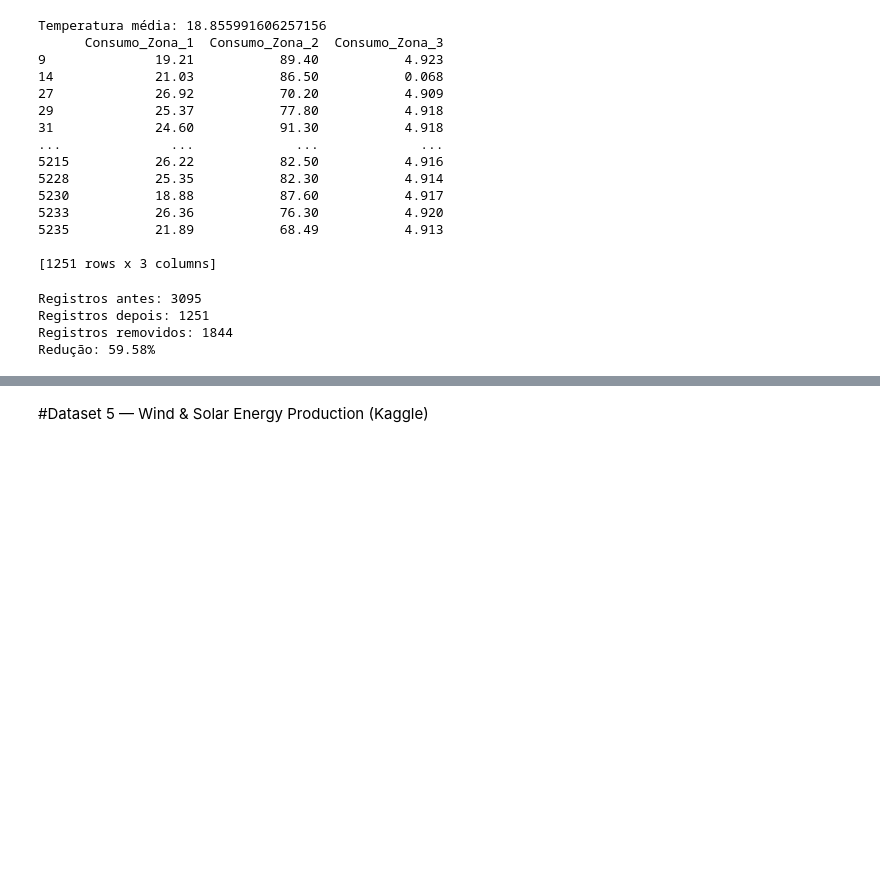
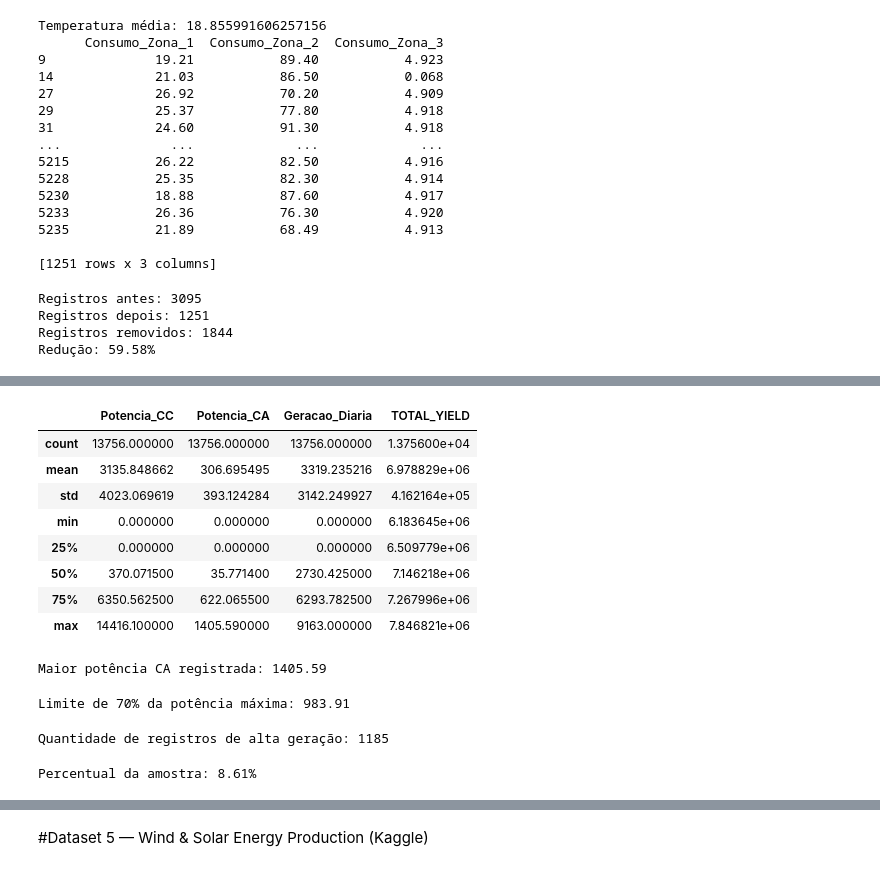
Before and after one commit to Camper-Lingo/CP1_SERS, a Jupyter notebook: CP1_SERS.ipynb, the cells around one changed output, grey strips where cells are left out. Saved outputs shown, nothing was run; the diff lists cells and outputs as text; code cells hidden in the pictures; blank space fills up the shorter version.

```diff
--- a/CP1_SERS.ipynb
+++ b/CP1_SERS.ipynb
@@ -237,0 +318,2 @@ Redução: 59.58%
+# %%
+df4 = pd.read_csv('/content/solar_sample_new.csv')
@@ -237,0 +329,6 @@ Redução: 59.58%
+# %%
+df4.rename(columns={
+    'DC_POWER': 'Potencia_CC',
+    'AC_POWER': 'Potencia_CA',
+    'DAILY_YIELD': 'Geracao_Diaria'
+}, inplace=True)
@@ -237,0 +370,23 @@ Redução: 59.58%
+# %%
+df4.describe()
+# %% [output]
+|  | Potencia_CC | Potencia_CA | Geracao_Diaria | TOTAL_YIELD |
+| count | 13756.000000 | 13756.000000 | 13756.000000 | 1.375600e+04 |
+| mean | 3135.848662 | 306.695495 | 3319.235216 | 6.978829e+06 |
+| std | 4023.069619 | 393.124284 | 3142.249927 | 4.162164e+05 |
+| min | 0.000000 | 0.000000 | 0.000000 | 6.183645e+06 |
+| 25% | 0.000000 | 0.000000 | 0.000000 | 6.509779e+06 |
+| 50% | 370.071500 | 35.771400 | 2730.425000 | 7.146218e+06 |
+| 75% | 6350.562500 | 622.065500 | 6293.782500 | 7.267996e+06 |
+| max | 14416.100000 | 1405.590000 | 9163.000000 | 7.846821e+06 |
+# %%
+potencia_ca_max = df4['Potencia_CA'].max()
+
+print(f'Maior potência CA registrada: {potencia_ca_max}')
+# %% [output]
+Maior potência CA registrada: 1405.59
+# %%
+limite_70 = 0.7 * potencia_ca_max
+print(f'Limite de 70% da potência máxima: {limite_70:.2f}')
+# %% [output]
+Limite de 70% da potência máxima: 983.91
@@ -237,0 +395,9 @@ Redução: 59.58%
+# %%
+print(f'Quantidade de registros de alta geração: {len(df_alta_geracao)}')
+# %% [output]
+Quantidade de registros de alta geração: 1185
+# %%
+percentual = len(df_alta_geracao) / len(df4) * 100
+print(f'Percentual da amostra: {percentual:.2f}%')
+# %% [output]
+Percentual da amostra: 8.61%
```
Also changed, not shown: parts of 19 cells of this notebook.
